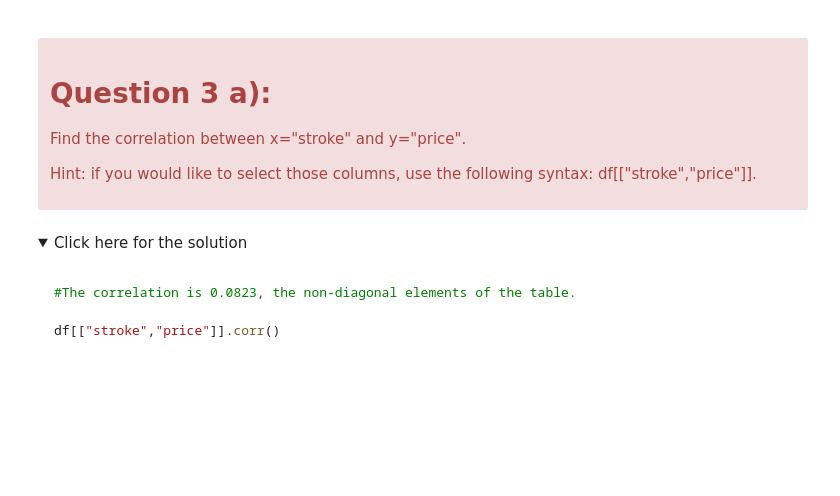
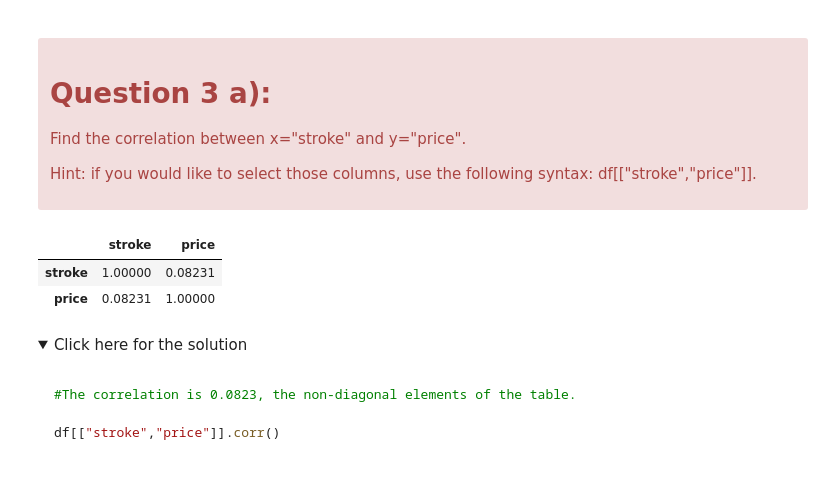
Before and after one commit to andrewkelleher1/Python-2022, a Jupyter notebook: Data_analysis/Exploratory-Data-Analysis.ipynb, the cells around one changed output. Saved outputs shown, nothing was run; the diff lists cells and outputs as text; code cells hidden in the pictures; folded sections open; blank space fills up the shorter version.

```diff
--- a/Data_analysis/Exploratory-Data-Analysis.ipynb
+++ b/Data_analysis/Exploratory-Data-Analysis.ipynb
@@ -164,6 +291,11 @@ df[['peak-rpm','price']].corr()
 </div>
 # %%
 # Write your code below and press Shift+Enter to execute
+df[['stroke', 'price']].corr()
+# %% [output]
+|  | stroke | price |
+| stroke | 1.00000 | 0.08231 |
+| price | 0.08231 | 1.00000 |
 # %% [markdown]
 <details><summary>Click here for the solution</summary>
 
```
Also changed, not shown: parts of 41 cells of this notebook, 1 other file.
